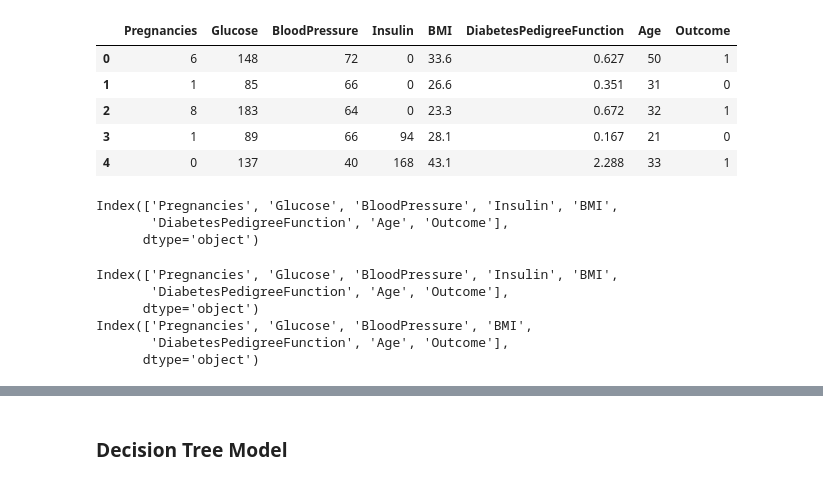
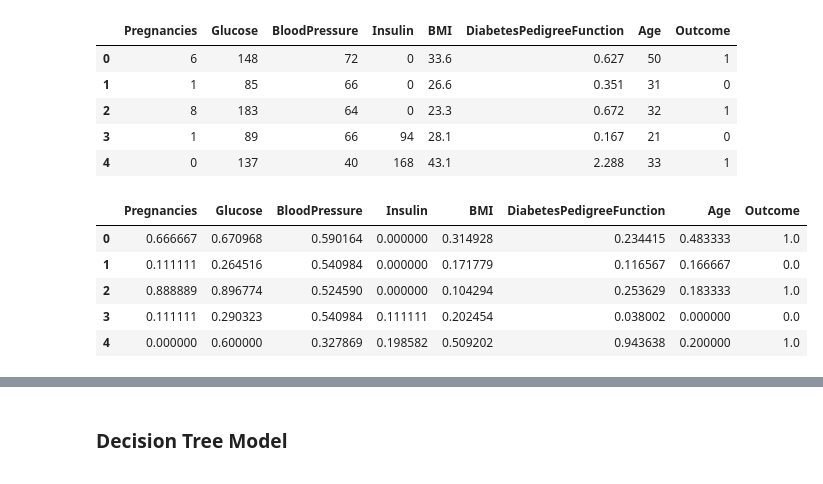
Before and after one commit to Diegomca98/4geeks-ml-template-prjs, a Jupyter notebook: src/explore.ipynb, the cells around one changed output, grey strips where cells are left out. Drawn from its saved outputs; the diff is of its cells as text; code cells hidden in the pictures.

```diff
--- a/src/explore.ipynb
+++ b/src/explore.ipynb
@@ -959,34 +927,20 @@ data.head()
 # %%
 sklr = MinMaxScaler()
 
 skl_fts = sklr.fit_transform(
     data[data.columns]
 )
 
 data_skl = pd.DataFrame(
     skl_fts,
     index = data.index,
     columns = data.columns
 )
-data_skl.columns
+data_skl.head()
 # %% [output]
-Index(['Pregnancies', 'Glucose', 'BloodPressure', 'Insulin', 'BMI',
-       'DiabetesPedigreeFunction', 'Age', 'Outcome'],
-      dtype='object')
+|  | Pregnancies | Glucose | BloodPressure | Insulin | BMI | DiabetesPedigreeFunction | Age | Outcome |
+| 0 | 0.666667 | 0.670968 | 0.590164 | 0.000000 | 0.314928 | 0.234415 | 0.483333 | 1.0 |
+| 1 | 0.111111 | 0.264516 | 0.540984 | 0.000000 | 0.171779 | 0.116567 | 0.166667 | 0.0 |
+| 2 | 0.888889 | 0.896774 | 0.524590 | 0.000000 | 0.104294 | 0.253629 | 0.183333 | 1.0 |
+| 3 | 0.111111 | 0.290323 | 0.540984 | 0.111111 | 0.202454 | 0.038002 | 0.000000 | 0.0 |
+| 4 | 0.000000 | 0.600000 | 0.327869 | 0.198582 | 0.509202 | 0.943638 | 0.200000 | 1.0 |
-# %%
-data_skld_no_insulin = data_skl.copy()
-
-data_skld_no_insulin.drop(
-    'Insulin',
-    axis = 1,
-    inplace=True
-)
-print(data_skl.columns)
-print(data_skld_no_insulin.columns)
-# %% [output]
-Index(['Pregnancies', 'Glucose', 'BloodPressure', 'Insulin', 'BMI',
-       'DiabetesPedigreeFunction', 'Age', 'Outcome'],
-      dtype='object')
-Index(['Pregnancies', 'Glucose', 'BloodPressure', 'BMI',
-       'DiabetesPedigreeFunction', 'Age', 'Outcome'],
-      dtype='object')
```
Also changed, not shown: parts of 44 cells of this notebook, 7 other files.
